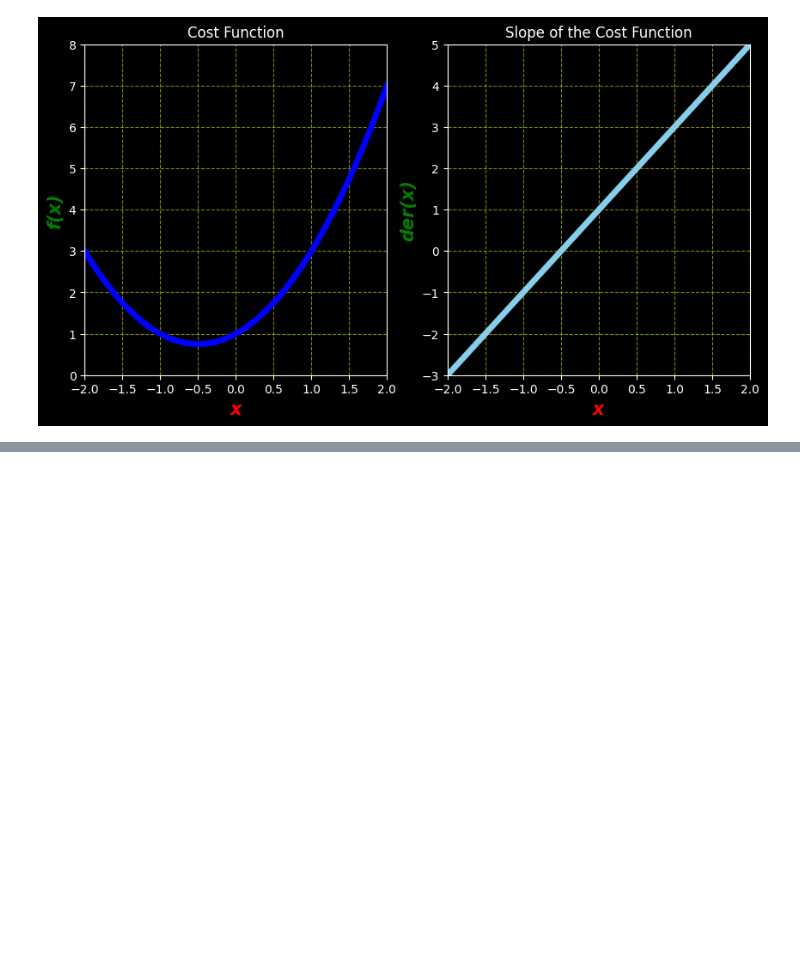
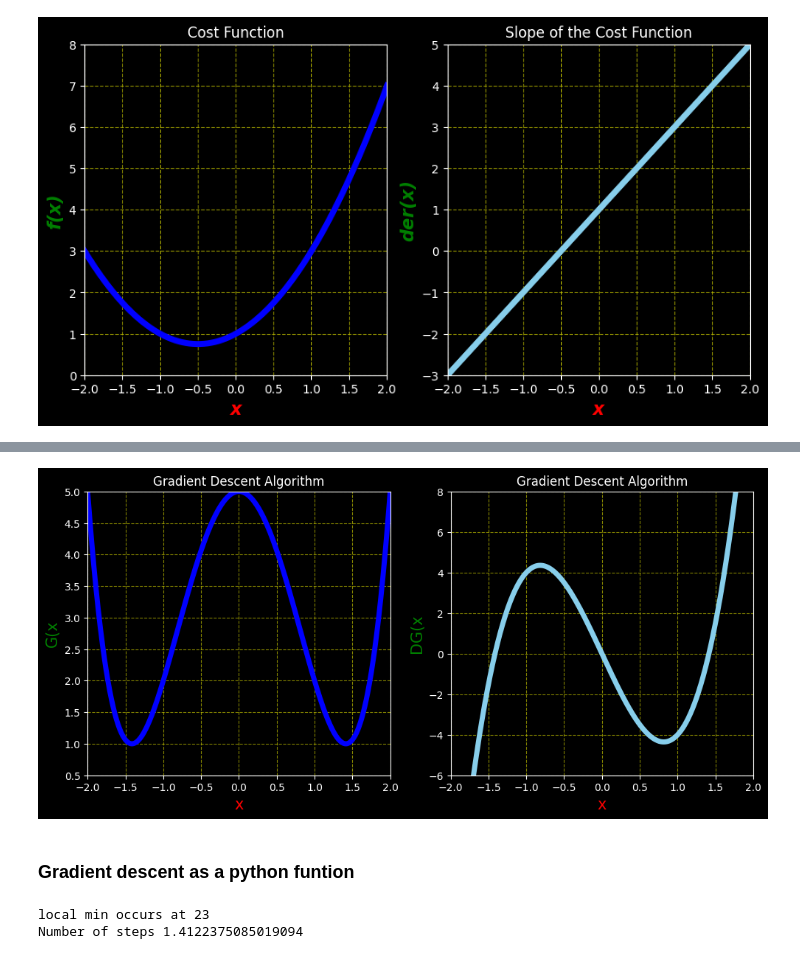
Before and after one commit to khushalpapnai/GEN-AI, a Jupyter notebook: DS - ML - AI - gen/Algorithm/gradientDescent.ipynb, the cells around one changed output, grey strips where cells are left out. Cells and saved outputs as stored; diff of their text form; code cells hidden in the pictures; blank space fills up the shorter version.

Commit message:
Divergence, overflow and python tuples

```diff
--- a/DS - ML - AI - gen/Algorithm/gradientDescent.ipynb
+++ b/DS - ML - AI - gen/Algorithm/gradientDescent.ipynb
@@ -75,0 +157,46 @@ pyl.show()
+# %%
+def g(x):
+    return x**4 - 4 * x**2 + 5
+# %%
+def dg(x):
+    return 4*x**3 - 8 * x
+# %%
+# Make some data
+data2 = np.linspace(-2,2,num = 1000)
+# %%
+pyl.figure(figsize=[18,5])
+pyl.subplot(1,3,1)
+pyl.xlim(-2,2)
+pyl.ylim(0.5,5)
+pyl.title("Gradient Descent Algorithm")
+pyl.xlabel("x",color = "r", fontsize = 15)
+pyl.ylabel("G(x",color = "g", fontsize = 15)
+
+pyl.style.use("dark_background")
+pyl.rcParams['grid.linestyle'] = '--'
+pyl.rcParams["grid.color"] = "y"
+
+pyl.grid(True)
+pyl.plot(data2,g(data2),color = "b", linewidth = 5)
+
+
+
+pyl.subplot(1,3,2)
+pyl.xlim(-2,2)
+pyl.ylim(-6,8)
+pyl.title("Gradient Descent Algorithm")
+pyl.xlabel("x",color = "r", fontsize = 15)
+pyl.ylabel("DG(x",color = "g", fontsize = 15)
+
+pyl.style.use("dark_background")
+pyl.rcParams["grid.linestyle"] = "--"
+pyl.rcParams["grid.color"] = "y"
+
+pyl.grid(True)
+pyl.plot(data2,dg(data2),color = "skyblue", linewidth = 5)
+
+pyl.show()
+# %% [output]
+[figure, added]
+# %% [markdown]
+### Gradient descent as a python funtion
@@ -75,0 +225,6 @@ pyl.show()
+# %%
+list_x,der_x,local_min = GD(derivative_func=dg,initial=0.5,multiplier=0.02,precision=0.001)
+print("local min occurs at",len(list_x),"\nNumber of steps",local_min)
+# %% [output]
+local min occurs at 23
+Number of steps 1.4122375085019094
```
Also changed, not shown: parts of 17 cells of this notebook.
